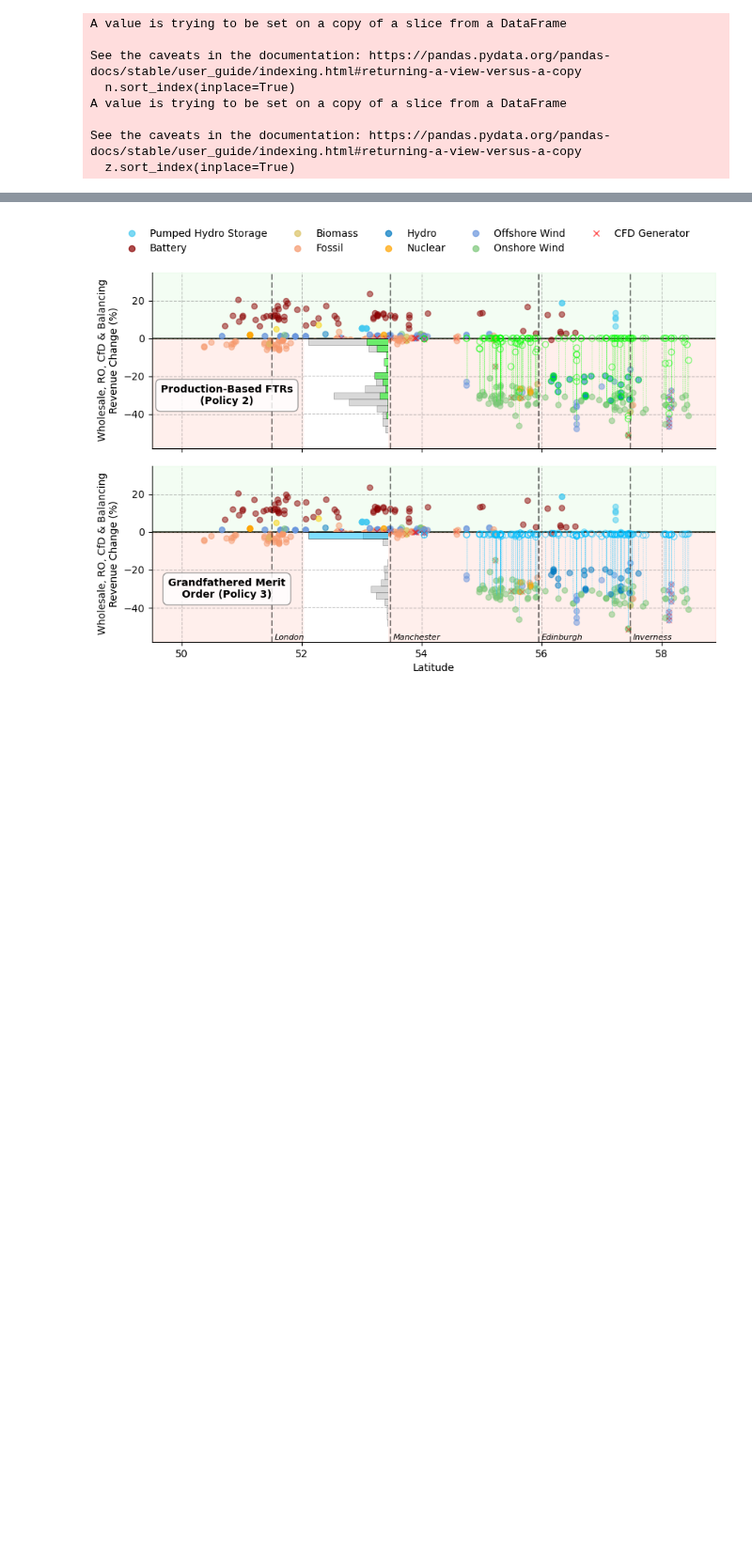
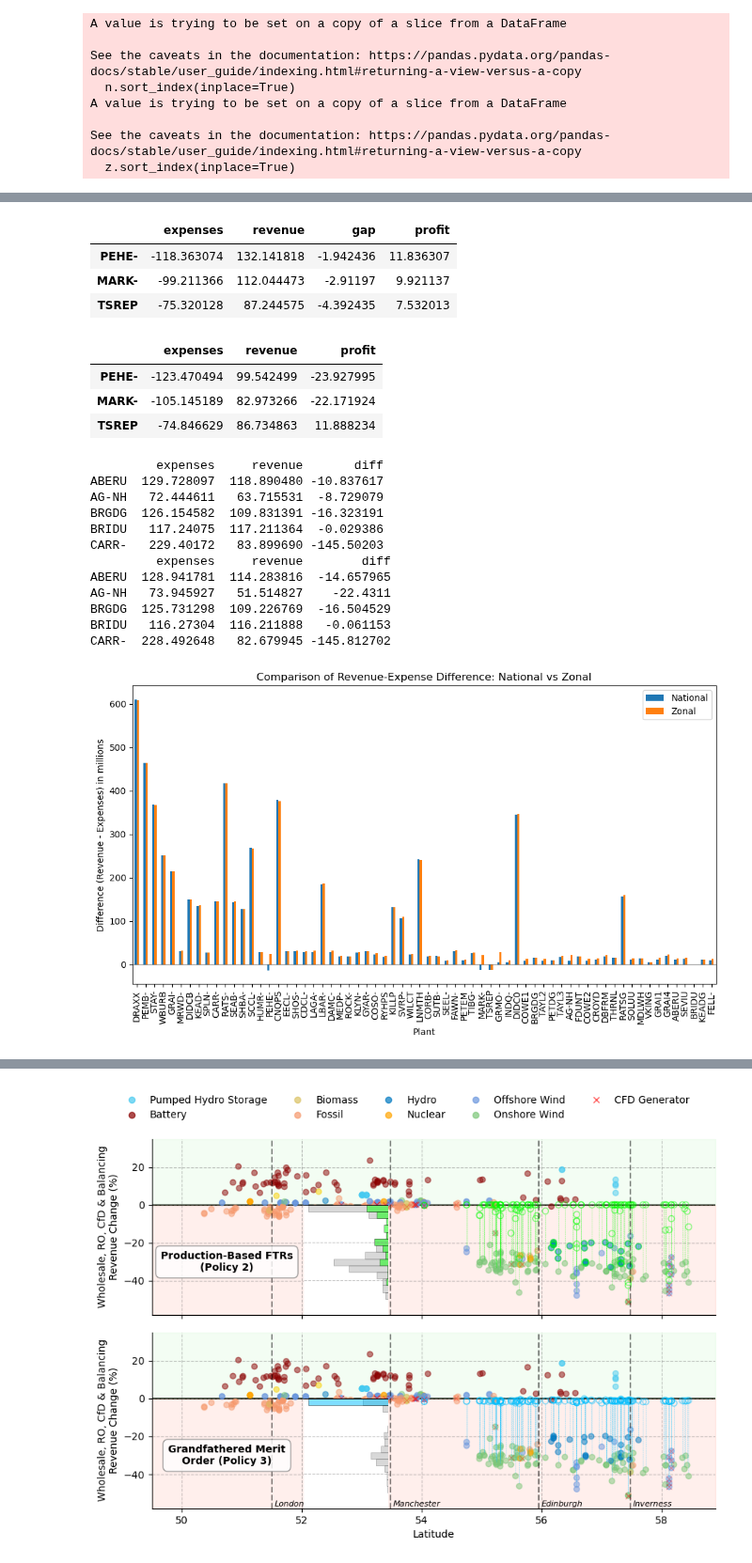
Before and after one commit to LukasFrankenQ/GBPower, a Jupyter notebook: notebooks/unit_revenues.ipynb, the cells around one changed output, grey strips where cells are left out. Shown at 94% size. Cells and saved outputs as stored; diff of their text form; code cells hidden in the pictures; blank space fills up the shorter version.

```diff
--- a/notebooks/unit_revenues.ipynb
+++ b/notebooks/unit_revenues.ipynb
@@ -348,0 +403,14 @@ plt.show()
+# %%
+national_comparison.loc[['PEHE-', 'MARK-', 'TSREP']]
+# %% [output]
+|  | expenses | revenue | gap | profit |
+| PEHE- | -118.363074 | 132.141818 | -1.942436 | 11.836307 |
+| MARK- | -99.211366 | 112.044473 | -2.91197 | 9.921137 |
+| TSREP | -75.320128 | 87.244575 | -4.392435 | 7.532013 |
+# %%
+zonal_comparison.loc[['PEHE-', 'MARK-', 'TSREP']]
+# %% [output]
+|  | expenses | revenue | profit |
+| PEHE- | -123.470494 | 99.542499 | -23.927995 |
+| MARK- | -105.145189 | 82.973266 | -22.171924 |
+| TSREP | -74.846629 | 86.734863 | 11.888234 |
@@ -348,0 +419,39 @@ plt.show()
+# %%
+print(national_comparison.head())
+print(zonal_comparison.head())
+
+# Create a DataFrame for plotting
+plot_data = pd.DataFrame({
+    'National': national_comparison['diff'],
+    'Zonal': zonal_comparison['diff']
+})
+
+# Sort by national dispatch volume
+plot_data = plot_data.loc[n_mwh_delivered.sort_values(ascending=False).index.intersection(plot_data.index)]
+
+# Create a grouped bar plot
+ax = plot_data.mul(-1).plot(kind='bar', figsize=(10, 6))
+
+ax.set_xlabel('Plant')
+ax.set_ylabel('Difference (Revenue - Expenses) in millions')
+
+ax.set_title('Comparison of Revenue-Expense Difference: National vs Zonal')
+ax.axhline(y=0, color='black', linestyle='-', alpha=0.3)
+
+plt.xticks(rotation=90)
+plt.tight_layout()
+plt.show()
+# %% [output]
+         expenses     revenue       diff
+ABERU  129.728097  118.890480 -10.837617
+AG-NH   72.444611   63.715531  -8.729079
+BRGDG  126.154582  109.831391 -16.323191
+BRIDU   117.24075  117.211364  -0.029386
+CARR-   229.40172   83.899690 -145.50203
+         expenses     revenue        diff
+ABERU  128.941781  114.283816  -14.657965
+AG-NH   73.945927   51.514827    -22.4311
+BRGDG  125.731298  109.226769  -16.504529
+BRIDU   116.27304  116.211888   -0.061153
+CARR-  228.492648   82.679945 -145.812702
+[figure, added]
```
Also changed, not shown: parts of 26 cells of this notebook, 3 other files.
